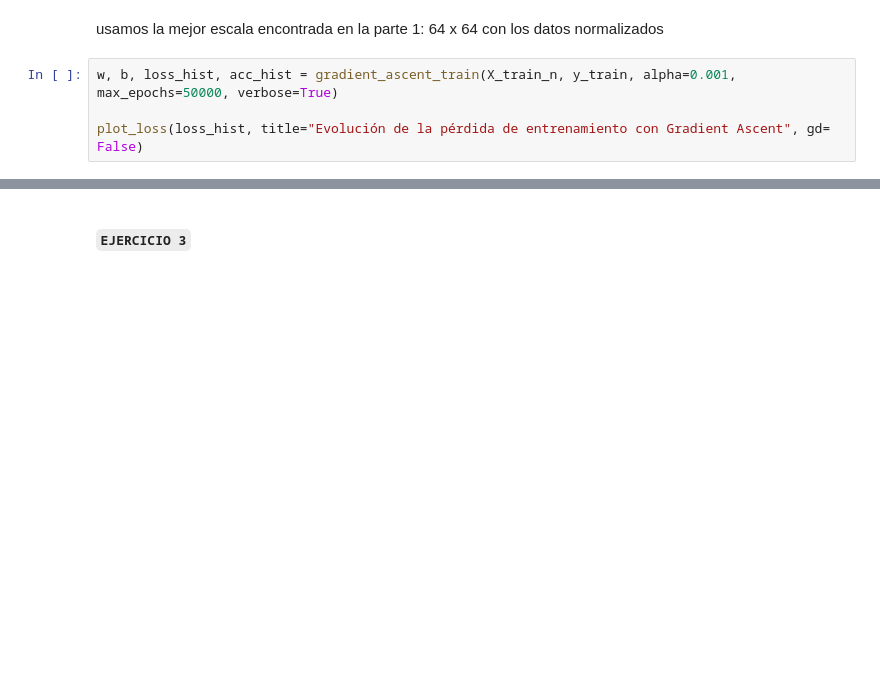
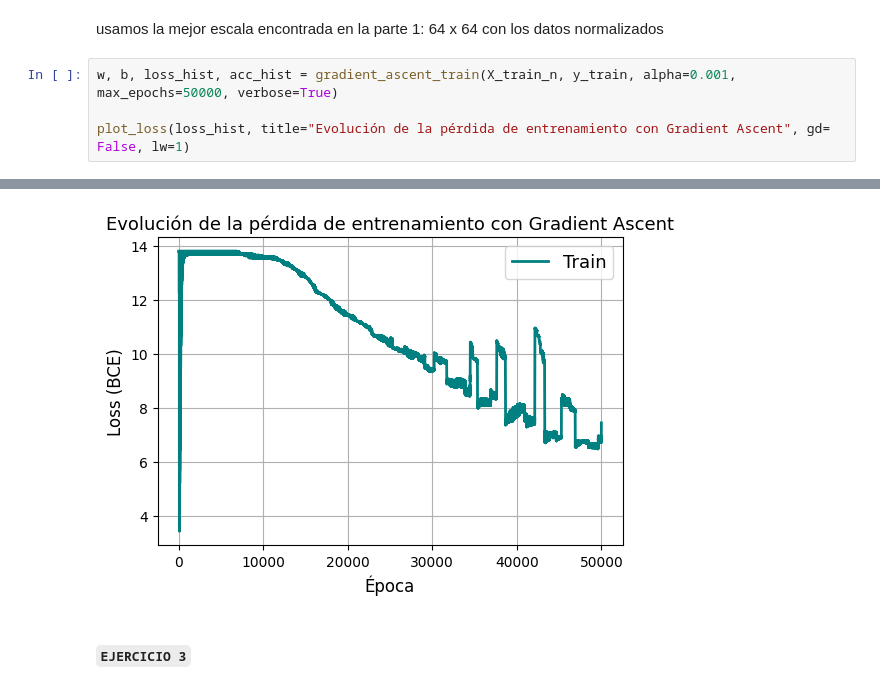
Before and after one commit to mt0488/TP2-Metodos, a Jupyter notebook: trabajov5.ipynb, the cells around one changed output, grey strips where cells are left out. Saved outputs shown, nothing was run; the diff lists cells and outputs as text; blank space fills up the shorter version.

```diff
--- a/trabajov5.ipynb
+++ b/trabajov5.ipynb
@@ -658,4 +639,5 @@ usamos la mejor escala encontrada en la parte 1: 64 x 64 con los datos normaliza
 # %%
 w, b, loss_hist, acc_hist = gradient_ascent_train(X_train_n, y_train, alpha=0.001, max_epochs=50000, verbose=True)
 
-plot_loss(loss_hist, title="Evolución de la pérdida de entrenamiento con Gradient Ascent", gd= False)
+plot_loss(loss_hist, title="Evolución de la pérdida de entrenamiento con Gradient Ascent", gd= False, lw=1)
+# %% [output]
@@ -662,3 +655,4 @@ plot_loss(loss_hist, title="Evolución de la pérdida de entrenamiento con Gradi
+[figure, added]
 # %% [markdown]
 ##### `EJERCICIO 3`
 # %%
```
Also changed, not shown: parts of 6 cells of this notebook.
